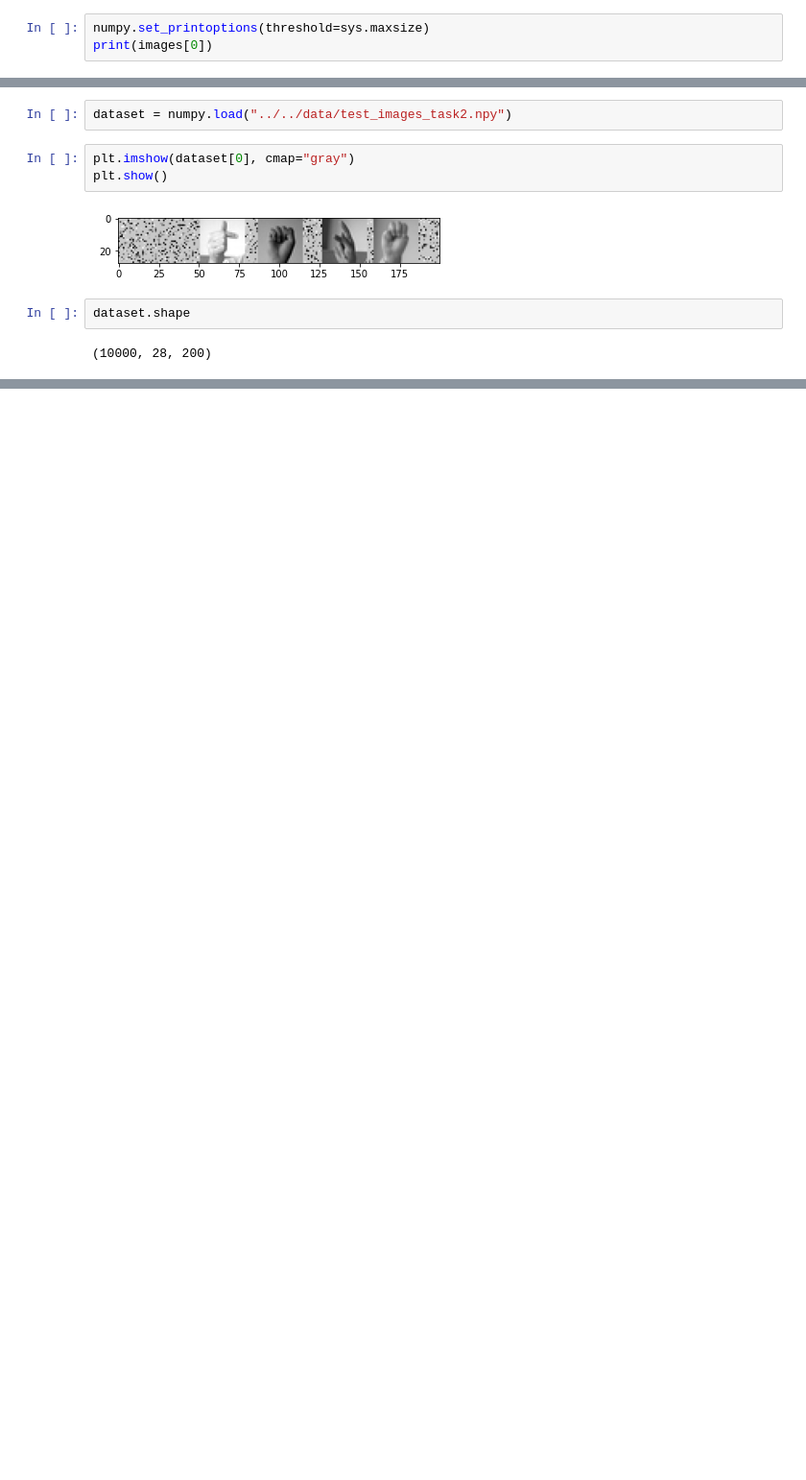
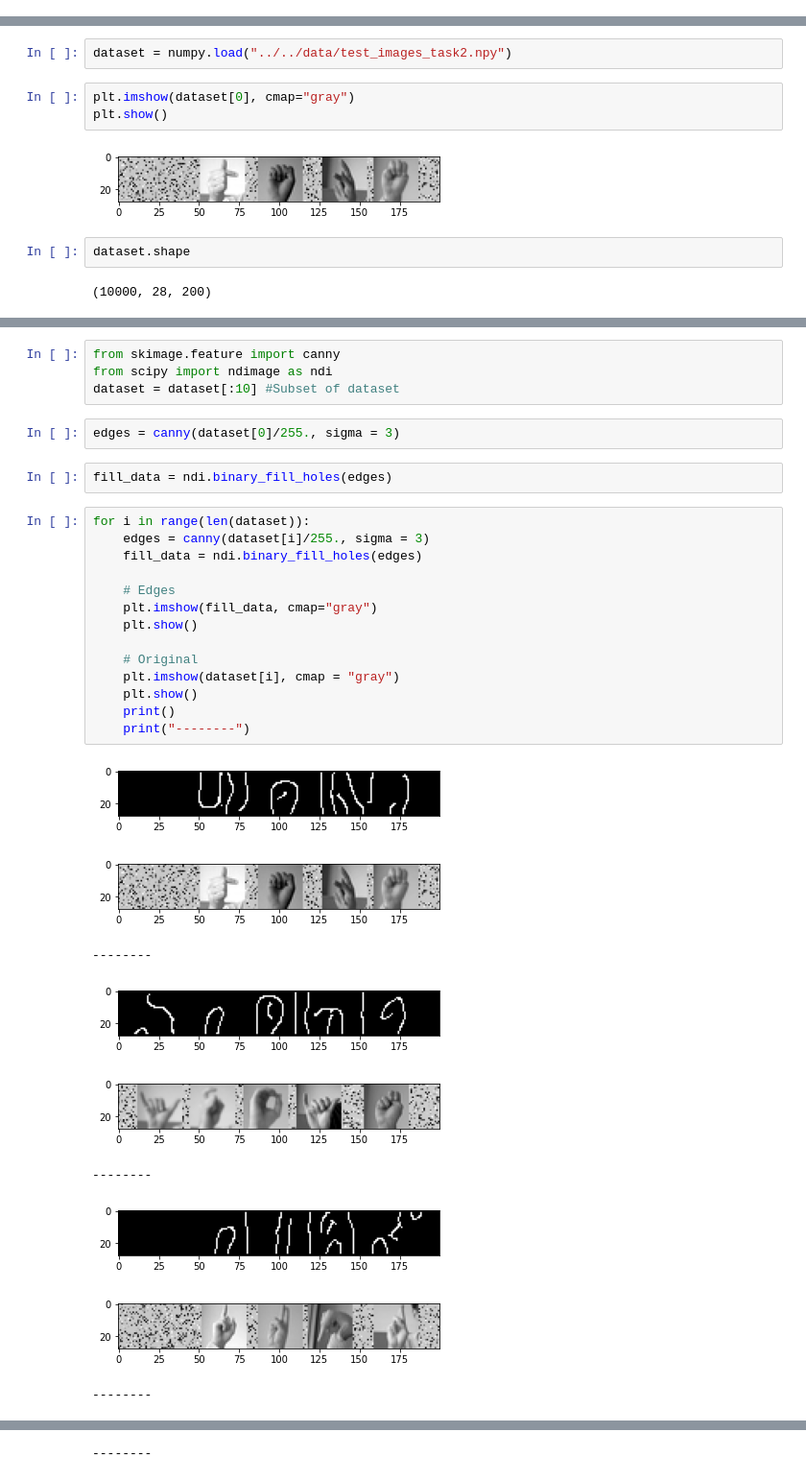
Before and after one commit to StefanWinterToo/ML_Challenge, a Jupyter notebook: src/playground_Stefan_task2.ipynb, the cells around one changed output, grey strips where cells are left out. Shown at 96% size. Drawn from its saved outputs; the diff is of its cells as text; blank space fills up the shorter version.

Commit message:
Tries edge detection for task 2.

```diff
--- a/src/playground_Stefan_task2.ipynb
+++ b/src/playground_Stefan_task2.ipynb
@@ -33,6 +25,3 @@ plt.imshow(images[0], cmap="gray")
 plt.show()
 # %% [output]
 [figure]
-# %%
-numpy.set_printoptions(threshold=sys.maxsize)
-print(images[0])
@@ -101,0 +51,32 @@ dataset.shape
+# %%
+from skimage.feature import canny
+from scipy import ndimage as ndi
+dataset = dataset[:10] #Subset of dataset
+# %%
+edges = canny(dataset[0]/255., sigma = 3)
+# %%
+fill_data = ndi.binary_fill_holes(edges)
+# %%
+for i in range(len(dataset)):
+    edges = canny(dataset[i]/255., sigma = 3)
+    fill_data = ndi.binary_fill_holes(edges)
+
+    # Edges
+    plt.imshow(fill_data, cmap="gray")
+    plt.show()
+
+    # Original
+    plt.imshow(dataset[i], cmap = "gray")
+    plt.show()
+    print()
+    print("--------")
+# %% [output]
+[figure, added]
+[figure, added]
+--------
+[figure, added]
+[figure, added]
+--------
+[figure, added]
+[figure, added]
+--------
@@ -101,0 +85 @@ dataset.shape
+--------
```
Also changed, not shown: parts of 7 cells of this notebook.
